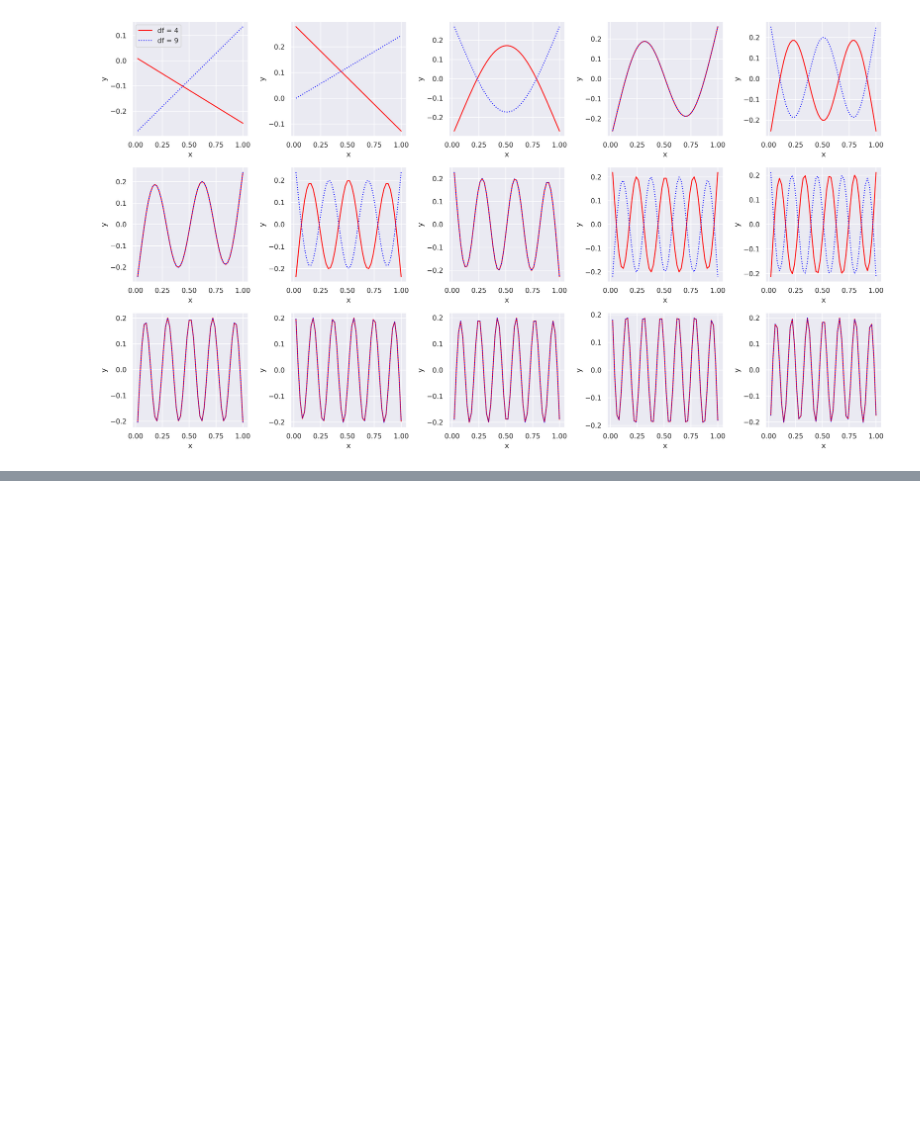
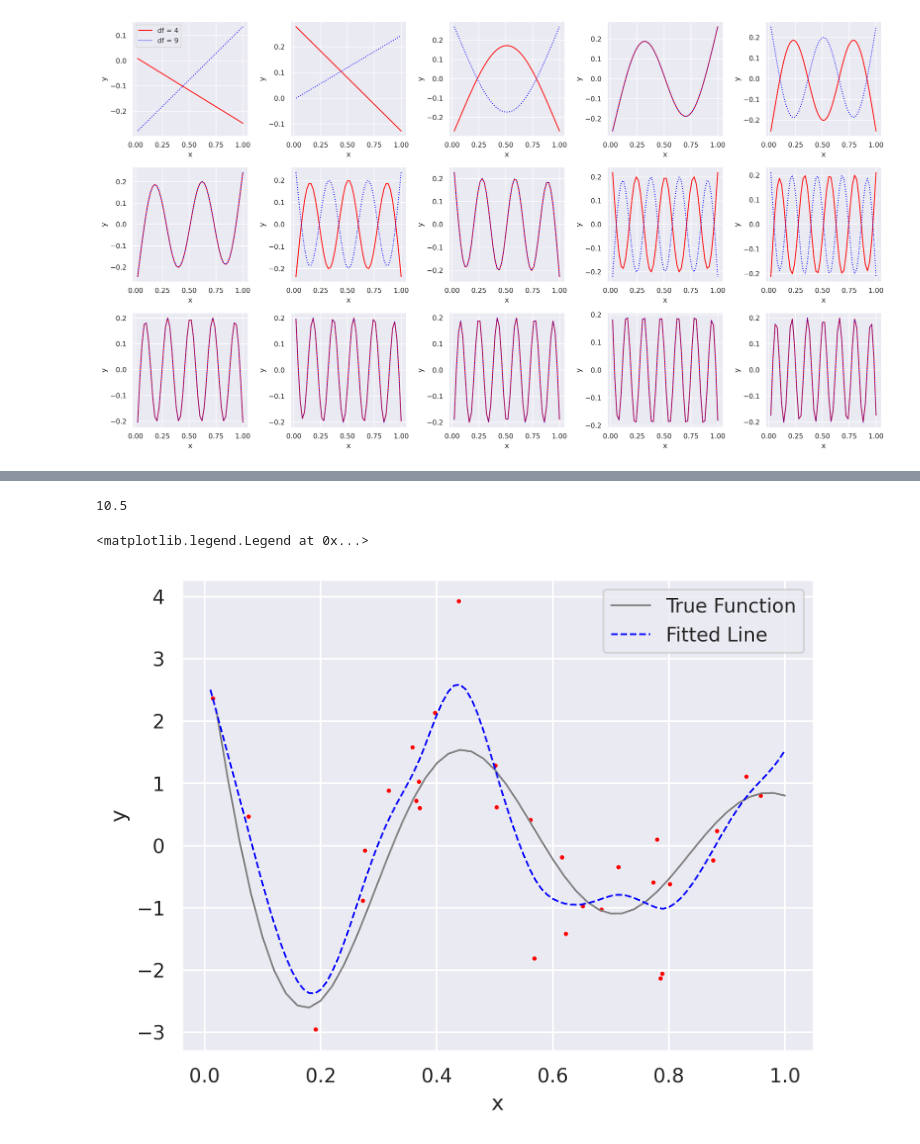
Before and after one commit to lycpaul/cs598-psl, a Jupyter notebook: code3/sample_code/Python_W5_SmoothingSpline.ipynb, the cells around one changed output, grey strips where cells are left out. Cells and saved outputs as stored; diff of their text form; code cells hidden in the pictures; blank space fills up the shorter version.

```diff
--- a/code3/sample_code/Python_W5_SmoothingSpline.ipynb
+++ b/code3/sample_code/Python_W5_SmoothingSpline.ipynb
@@ -167,0 +219,16 @@ fig.tight_layout()
+# %%
+opt_df = dfs[np.argmin(my_gcv)]
+print(opt_df)
+# %% [output]
+10.5
+# %%
+plt.scatter(x, y, color="red", s=2)
+plt.plot(fx, fy, color="gray", linewidth=1, label="True Function")
+plt.plot(np.arange(1, 101)/100, smooth_df(x, y, np.arange(1, 101)/100, opt_df), color="blue",
+         linestyle="dashed", linewidth=1, label="Fitted Line")
+plt.xlabel("x")
+plt.ylabel("y")
+plt.legend()
+# %% [output]
+<matplotlib.legend.Legend at 0x...>
+[figure, added]
```
Also changed, not shown: parts of 7 cells of this notebook, 2 other files.
